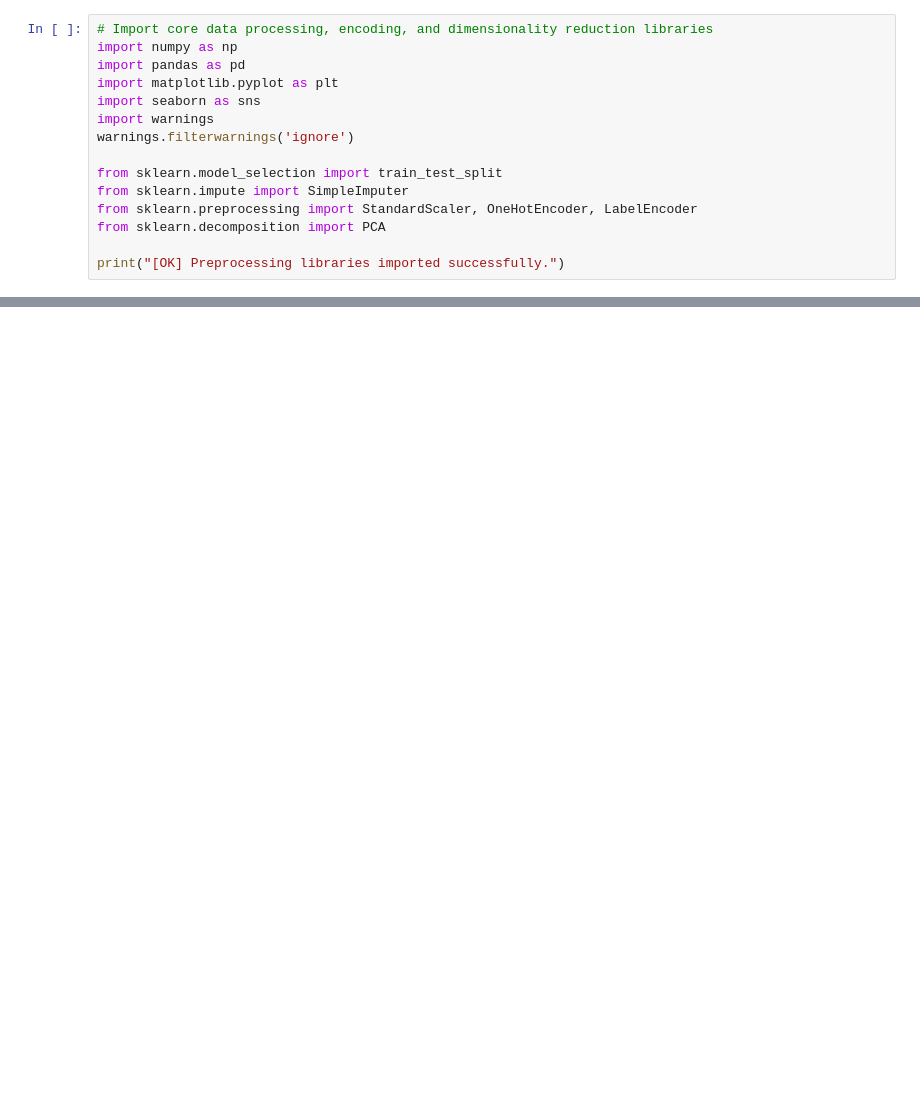
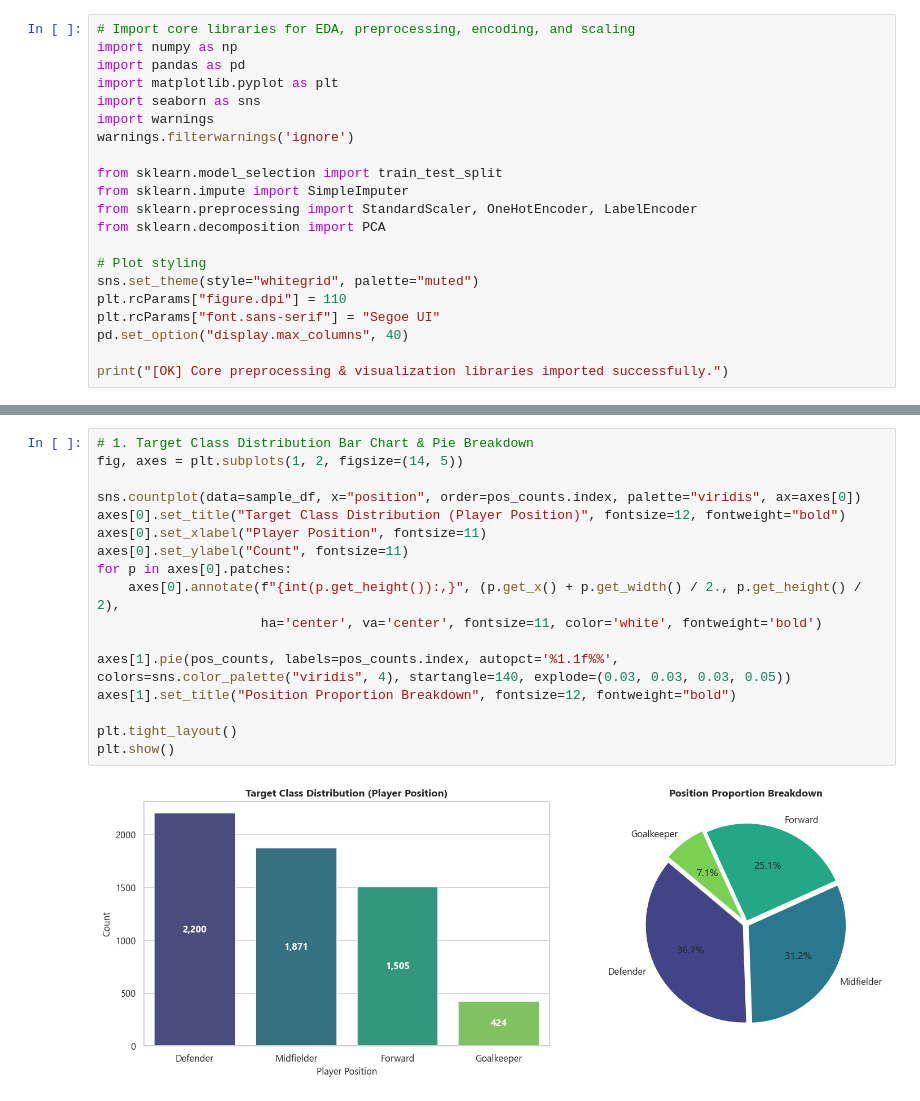
Before and after one commit to rohith24576/ML-FIFA-project, a Jupyter notebook: notebooks/preprocessing.ipynb, the cells around one changed output, grey strips where cells are left out. Cells and saved outputs as stored; diff of their text form; blank space fills up the shorter version.

Commit message:
Update preprocessing notebook

```diff
--- a/notebooks/preprocessing.ipynb
+++ b/notebooks/preprocessing.ipynb
@@ -21,5 +18,5 @@
 # %%
-# Import core data processing, encoding, and dimensionality reduction libraries
+# Import core libraries for EDA, preprocessing, encoding, and scaling
 import numpy as np
 import pandas as pd
 import matplotlib.pyplot as plt
@@ -32,5 +29,11 @@ from sklearn.impute import SimpleImputer
 from sklearn.preprocessing import StandardScaler, OneHotEncoder, LabelEncoder
 from sklearn.decomposition import PCA
 
-print("[OK] Preprocessing libraries imported successfully.")
+# Plot styling
+sns.set_theme(style="whitegrid", palette="muted")
+plt.rcParams["figure.dpi"] = 110
+plt.rcParams["font.sans-serif"] = "Segoe UI"
+pd.set_option("display.max_columns", 40)
+
+print("[OK] Core preprocessing & visualization libraries imported successfully.")
 # %% [output]
@@ -60,0 +102,19 @@ Categorical Attributes (14): ['player_id', 'player_name', 'nationality', 'team',
+# %%
+# 1. Target Class Distribution Bar Chart & Pie Breakdown
+fig, axes = plt.subplots(1, 2, figsize=(14, 5))
+
+sns.countplot(data=sample_df, x="position", order=pos_counts.index, palette="viridis", ax=axes[0])
+axes[0].set_title("Target Class Distribution (Player Position)", fontsize=12, fontweight="bold")
+axes[0].set_xlabel("Player Position", fontsize=11)
+axes[0].set_ylabel("Count", fontsize=11)
+for p in axes[0].patches:
+    axes[0].annotate(f"{int(p.get_height()):,}", (p.get_x() + p.get_width() / 2., p.get_height() / 2),
+                     ha='center', va='center', fontsize=11, color='white', fontweight='bold')
+
+axes[1].pie(pos_counts, labels=pos_counts.index, autopct='%1.1f%%', colors=sns.color_palette("viridis", 4), startangle=140, explode=(0.03, 0.03, 0.03, 0.05))
+axes[1].set_title("Position Proportion Breakdown", fontsize=12, fontweight="bold")
+
+plt.tight_layout()
+plt.show()
+# %% [output]
+[figure, added]
```
Also changed, not shown: parts of 32 cells of this notebook.
